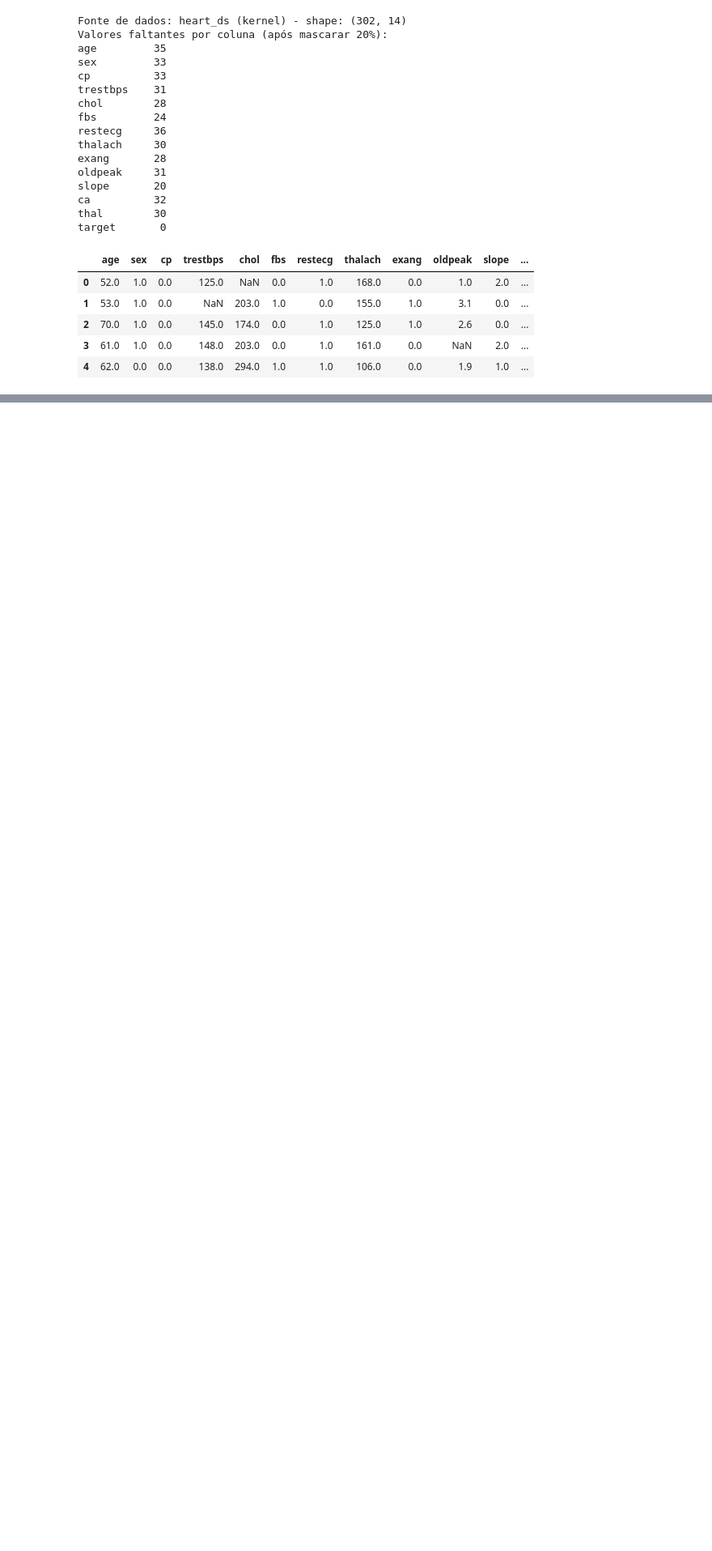
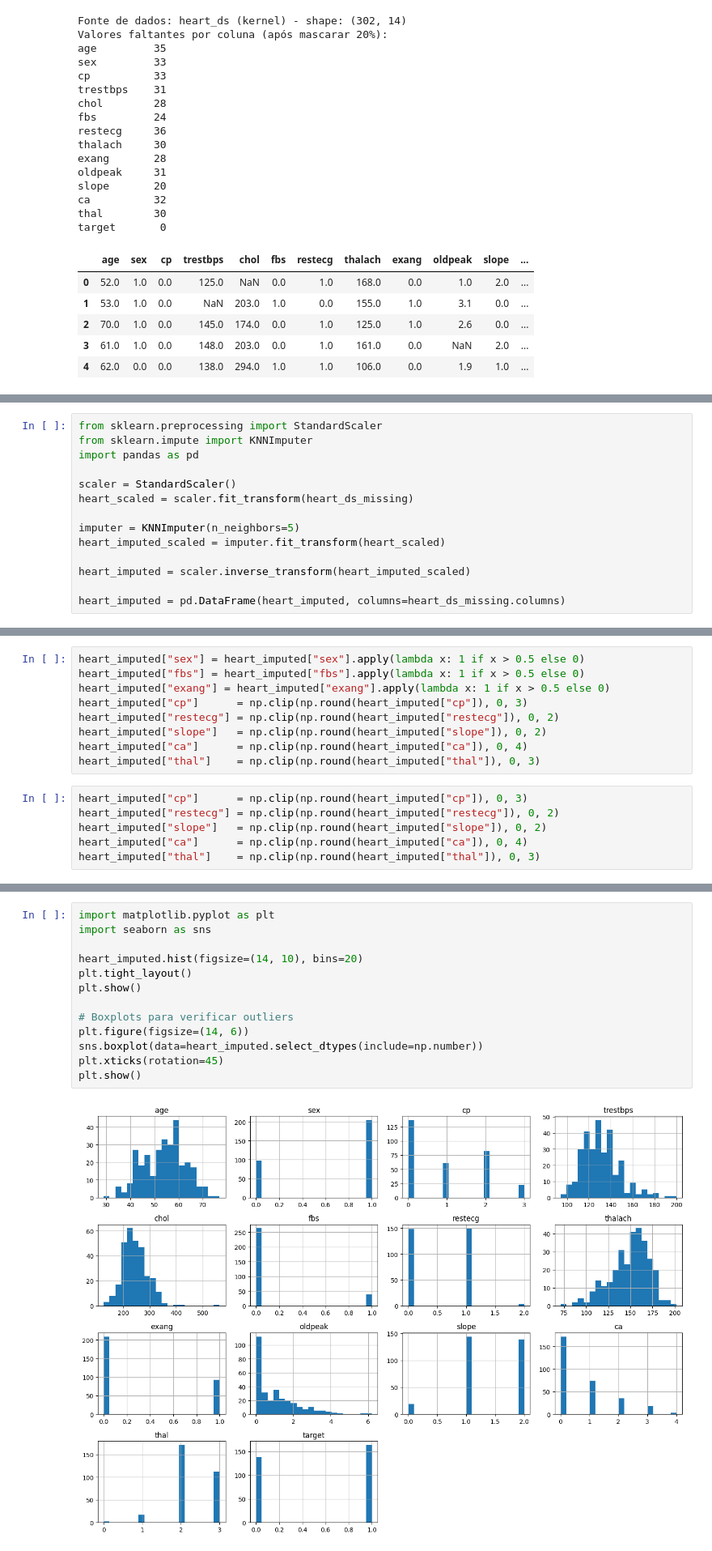
Before and after one commit to Igor-Roberto-Alves/Machine-Learning-1-Project-, a Jupyter notebook: Heart_DS_Complete.ipynb, the cells around one changed output, grey strips where cells are left out. Shown at 81% size. Drawn from its saved outputs; the diff is of its cells as text; blank space fills up the shorter version.

```diff
--- a/Heart_DS_Complete.ipynb
+++ b/Heart_DS_Complete.ipynb
@@ -157,0 +171,14 @@ from sklearn.impute import KNNImputer
+# %%
+from sklearn.preprocessing import StandardScaler
+from sklearn.impute import KNNImputer
+import pandas as pd
+
+scaler = StandardScaler()
+heart_scaled = scaler.fit_transform(heart_ds_missing)
+
+imputer = KNNImputer(n_neighbors=5)
+heart_imputed_scaled = imputer.fit_transform(heart_scaled)
+
+heart_imputed = scaler.inverse_transform(heart_imputed_scaled)
+
+heart_imputed = pd.DataFrame(heart_imputed, columns=heart_ds_missing.columns)
@@ -157,0 +194,15 @@ from sklearn.impute import KNNImputer
+# %%
+heart_imputed["sex"] = heart_imputed["sex"].apply(lambda x: 1 if x > 0.5 else 0)
+heart_imputed["fbs"] = heart_imputed["fbs"].apply(lambda x: 1 if x > 0.5 else 0)
+heart_imputed["exang"] = heart_imputed["exang"].apply(lambda x: 1 if x > 0.5 else 0)
+heart_imputed["cp"]      = np.clip(np.round(heart_imputed["cp"]), 0, 3)
+heart_imputed["restecg"] = np.clip(np.round(heart_imputed["restecg"]), 0, 2)
+heart_imputed["slope"]   = np.clip(np.round(heart_imputed["slope"]), 0, 2)
+heart_imputed["ca"]      = np.clip(np.round(heart_imputed["ca"]), 0, 4)
+heart_imputed["thal"]    = np.clip(np.round(heart_imputed["thal"]), 0, 3)
+# %%
+heart_imputed["cp"]      = np.clip(np.round(heart_imputed["cp"]), 0, 3)
+heart_imputed["restecg"] = np.clip(np.round(heart_imputed["restecg"]), 0, 2)
+heart_imputed["slope"]   = np.clip(np.round(heart_imputed["slope"]), 0, 2)
+heart_imputed["ca"]      = np.clip(np.round(heart_imputed["ca"]), 0, 4)
+heart_imputed["thal"]    = np.clip(np.round(heart_imputed["thal"]), 0, 3)
@@ -157,0 +232,15 @@ from sklearn.impute import KNNImputer
+# %%
+import matplotlib.pyplot as plt
+import seaborn as sns
+
+heart_imputed.hist(figsize=(14, 10), bins=20)
+plt.tight_layout()
+plt.show()
+
+# Boxplots para verificar outliers
+plt.figure(figsize=(14, 6))
+sns.boxplot(data=heart_imputed.select_dtypes(include=np.number))
+plt.xticks(rotation=45)
+plt.show()
+# %% [output]
+[figure, added]
```
Also changed, not shown: parts of 42 cells of this notebook, 1 other file.
